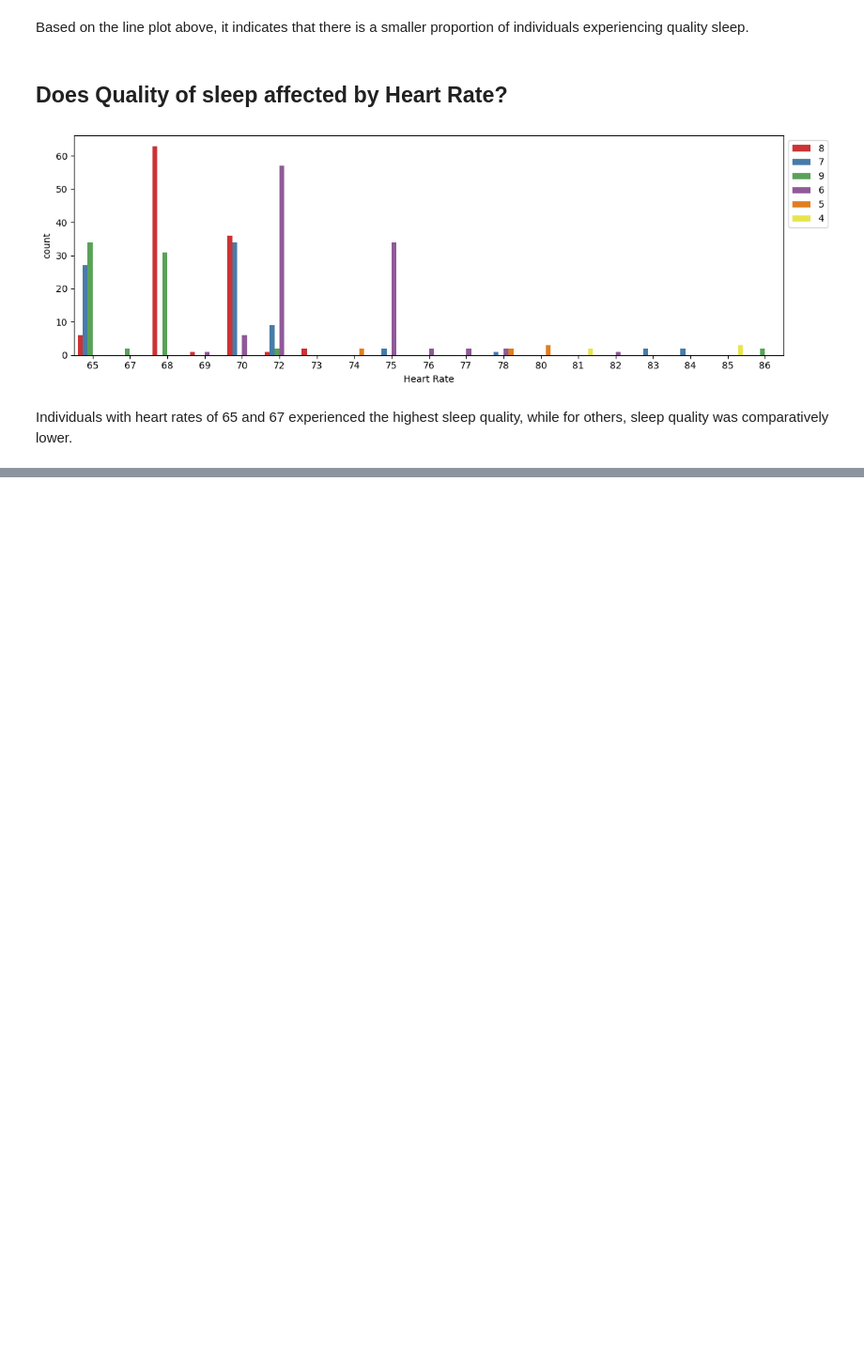
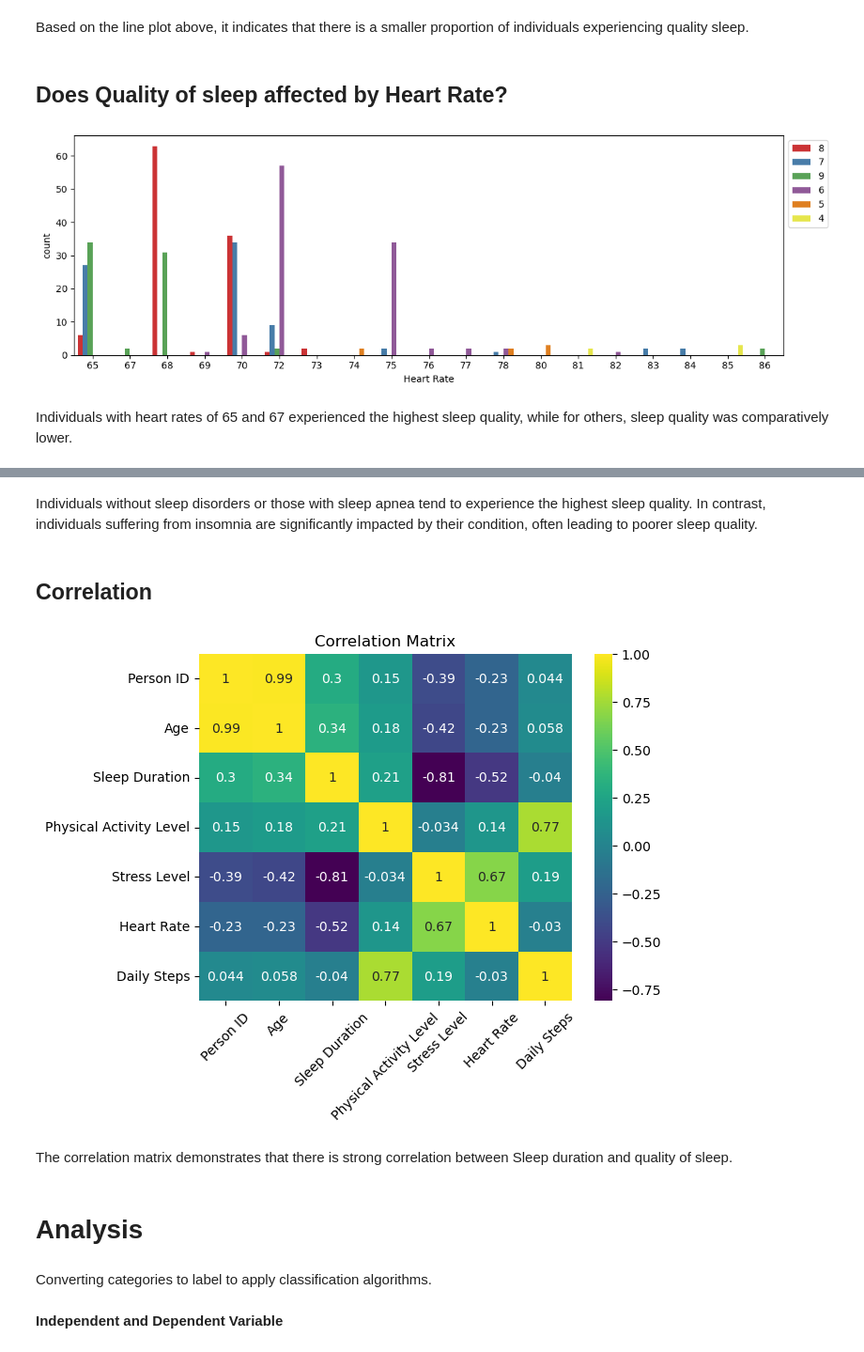
Before and after one commit to ShoaibNaseer/MSc_data_science_projects, a Jupyter notebook: other_projects/sleep_health_analysis/sleep_quality_analysis.ipynb, the cells around one changed output, grey strips where cells are left out. Shown: that part at 94% size. Cells and saved outputs as stored; diff of their text form; code cells hidden in the pictures; blank space fills up the shorter version.

```diff
--- a/other_projects/sleep_health_analysis/sleep_quality_analysis.ipynb
+++ b/other_projects/sleep_health_analysis/sleep_quality_analysis.ipynb
@@ -256,0 +286,22 @@ Individuals with heart rates of 65 and 67 experienced the highest sleep quality,
+# %% [markdown]
+Individuals without sleep disorders or those with sleep apnea tend to experience the highest sleep quality. In contrast, individuals suffering from insomnia are significantly impacted by their condition, often leading to poorer sleep quality.
+# %% [markdown]
+## Correlation
+# %%
+# Drop non-numeric columns
+df_numeric = df.select_dtypes(include=[np.number])
+
+# Plot correlation heatmap
+ax = sns.heatmap(df_numeric.corr(method="pearson"), annot=True, cmap='viridis')
+
+ax.set_title("Correlation Matrix")
+plt.xticks(rotation=45)  # Rotate x-axis tick labels for better readability
+plt.show()
+# %% [output]
+[figure, added]
+# %% [markdown]
+The correlation matrix demonstrates that there is strong correlation between Sleep duration and quality of sleep.
+# %% [markdown]
+# Analysis
+# %% [markdown]
+Converting categories to label to apply classification algorithms.
@@ -256,0 +325,2 @@ Individuals with heart rates of 65 and 67 experienced the highest sleep quality,
+# %% [markdown]
+**Independent and Dependent Variable**
```
Also changed, not shown: parts of 17 cells of this notebook.
